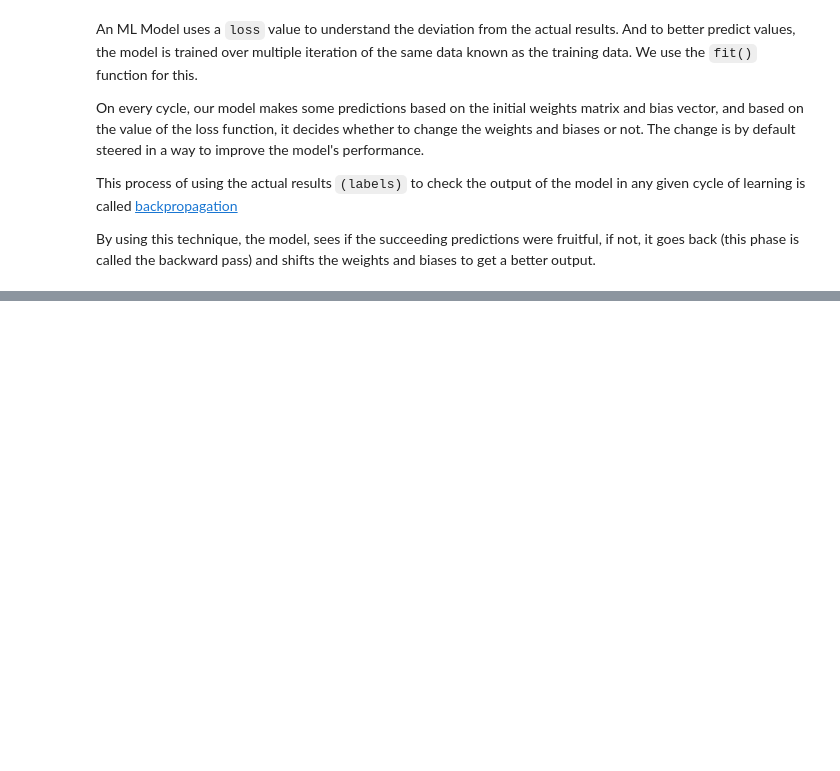
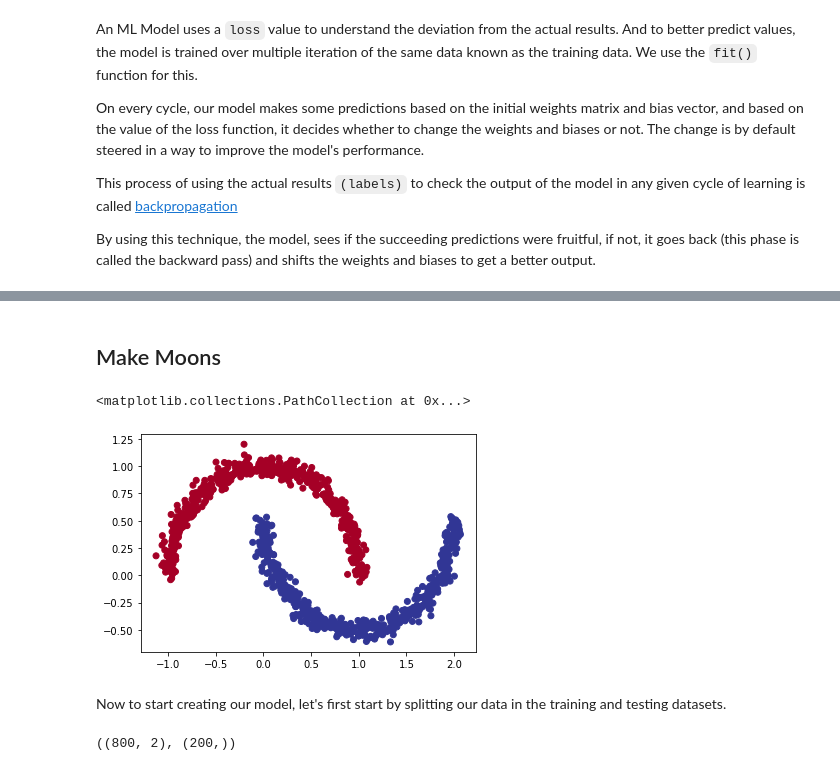
Before and after one commit to Anikate-De/TensorFlow-Deep-Learning, a Jupyter notebook: Neural Network Classification.ipynb, the cells around one changed output, grey strips where cells are left out. Cells and saved outputs as stored; diff of their text form; code cells hidden in the pictures; blank space fills up the shorter version.

```diff
--- a/Neural Network Classification.ipynb
+++ b/Neural Network Classification.ipynb
@@ -1211,0 +1308,24 @@ By using this technique, the model, sees if the succeeding predictions were frui
+# %% [markdown]
+## Make Moons
+# %%
+from sklearn.datasets import make_moons
+
+X, y = make_moons(n_samples = 1000, random_state = 4, noise = 0.05)
+# %%
+# Visualise the output
+import matplotlib.pyplot as plt
+
+plt.scatter(X[:, 0], X[:, 1], c = y, cmap = plt.cm.RdYlBu)
+# %% [output]
+<matplotlib.collections.PathCollection at 0x...>
+[figure, added]
+# %% [markdown]
+Now to start creating our model, let's first start by splitting our data in the training and testing datasets.
+# %%
+# Split the datasets in a 4:1 ratio
+X_train, X_test = X[:800], X[800:]
+y_train, y_test = y[:800], y[800:]
+
+X_train.shape, y_test.shape
+# %% [output]
+((800, 2), (200,))
```
Also changed, not shown: parts of 44 cells of this notebook.
